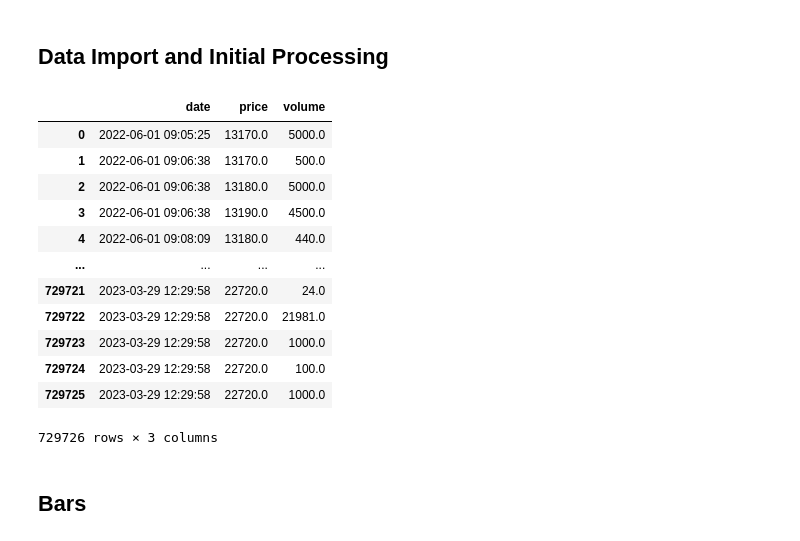
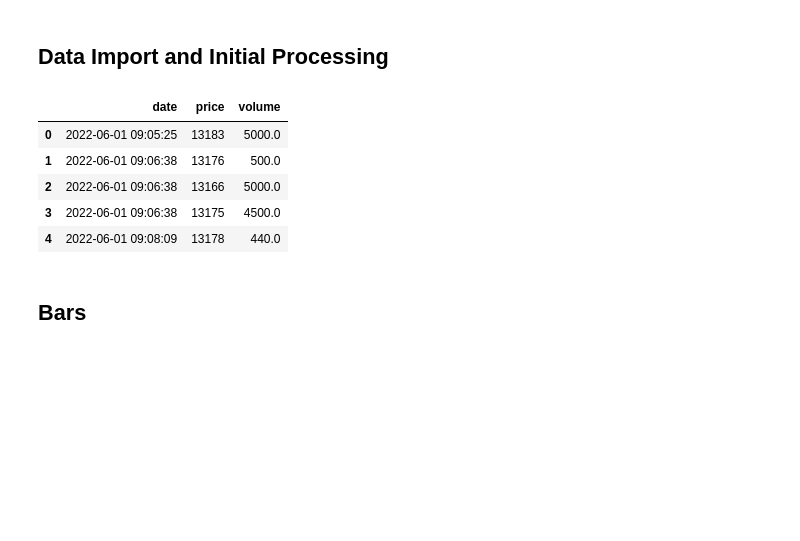
Before and after one commit to RiskLabAI/Notebooks.py, a Jupyter notebook: data/structures/Financial Data Structures.ipynb, the cells around one changed output. Drawn from its saved outputs; the diff is of its cells as text; code cells hidden in the pictures; blank space fills up the shorter version.

```diff
--- a/data/structures/Financial Data Structures.ipynb
+++ b/data/structures/Financial Data Structures.ipynb
@@ -64,23 +66,16 @@ wb = load_workbook(excel_file_path) if os.path.exists(excel_file_path) else None
 ## Data Import and Initial Processing
 # %%
 controller = Controller()
-data = pd.read_csv('ahrom_edited.csv')
+data = pd.read_csv('stock_data.csv')
 data["date"] = pd.to_datetime(data["date"])
-data
+data.head()
 # %% [output]
 |  | date | price | volume |
-| 0 | 2022-06-01 09:05:25 | 13170.0 | 5000.0 |
-| 1 | 2022-06-01 09:06:38 | 13170.0 | 500.0 |
-| 2 | 2022-06-01 09:06:38 | 13180.0 | 5000.0 |
-| 3 | 2022-06-01 09:06:38 | 13190.0 | 4500.0 |
-| 4 | 2022-06-01 09:08:09 | 13180.0 | 440.0 |
-| ... | ... | ... | ... |
-| 729721 | 2023-03-29 12:29:58 | 22720.0 | 24.0 |
-| 729722 | 2023-03-29 12:29:58 | 22720.0 | 21981.0 |
-| 729723 | 2023-03-29 12:29:58 | 22720.0 | 1000.0 |
-| 729724 | 2023-03-29 12:29:58 | 22720.0 | 100.0 |
-| 729725 | 2023-03-29 12:29:58 | 22720.0 | 1000.0 |
+| 0 | 2022-06-01 09:05:25 | 13183 | 5000.0 |
+| 1 | 2022-06-01 09:06:38 | 13176 | 500.0 |
+| 2 | 2022-06-01 09:06:38 | 13166 | 5000.0 |
+| 3 | 2022-06-01 09:06:38 | 13175 | 4500.0 |
+| 4 | 2022-06-01 09:08:09 | 13178 | 440.0 |
-729726 rows × 3 columns
 # %% [markdown]
 ## Bars
 # %% [markdown]
```
Also changed, not shown: parts of 11 cells of this notebook, 4 other files.
